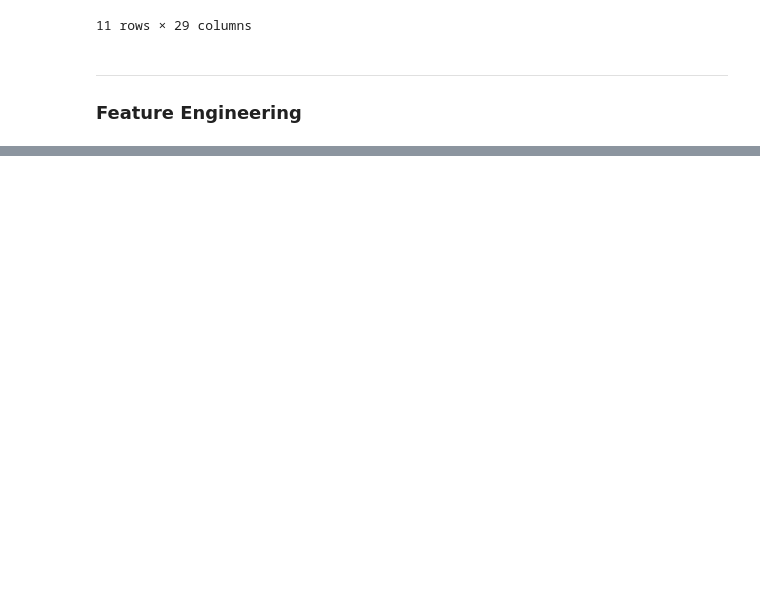
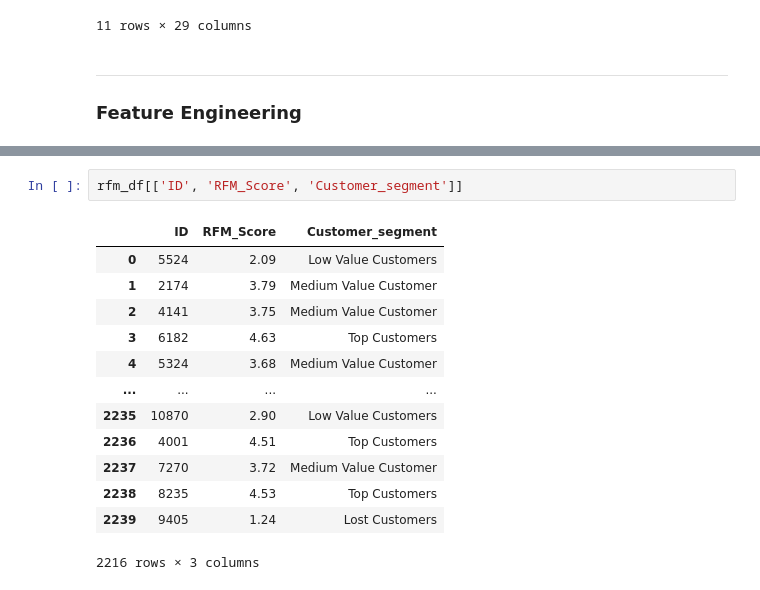
Before and after one commit to mohithsaran/GurujiAstroAssignment, a Jupyter notebook: Marketing_Analytics/Marketing_Analysis.ipynb, the cells around one changed output, grey strips where cells are left out. Saved outputs shown, nothing was run; the diff lists cells and outputs as text; blank space fills up the shorter version.

```diff
--- a/Marketing_Analytics/Marketing_Analysis.ipynb
+++ b/Marketing_Analytics/Marketing_Analysis.ipynb
@@ -131,0 +237,16 @@ df.describe(include='all')
+# %%
+rfm_df[['ID', 'RFM_Score', 'Customer_segment']]
+# %% [output]
+|  | ID | RFM_Score | Customer_segment |
+| 0 | 5524 | 2.09 | Low Value Customers |
+| 1 | 2174 | 3.79 | Medium Value Customer |
+| 2 | 4141 | 3.75 | Medium Value Customer |
+| 3 | 6182 | 4.63 | Top Customers |
+| 4 | 5324 | 3.68 | Medium Value Customer |
+| ... | ... | ... | ... |
+| 2235 | 10870 | 2.90 | Low Value Customers |
+| 2236 | 4001 | 4.51 | Top Customers |
+| 2237 | 7270 | 3.72 | Medium Value Customer |
+| 2238 | 8235 | 4.53 | Top Customers |
+| 2239 | 9405 | 1.24 | Lost Customers |
+2216 rows × 3 columns
```
Also changed, not shown: parts of 10 cells of this notebook.
